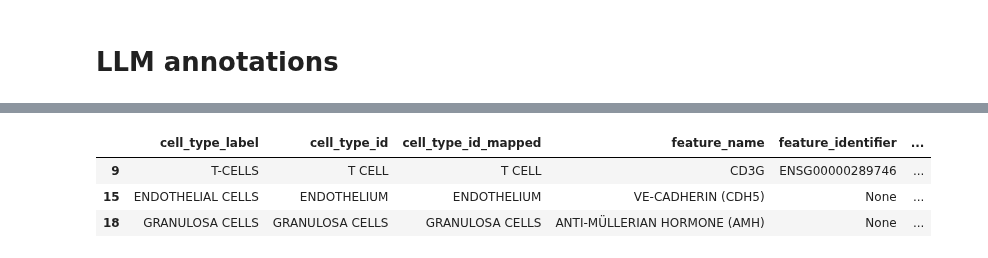
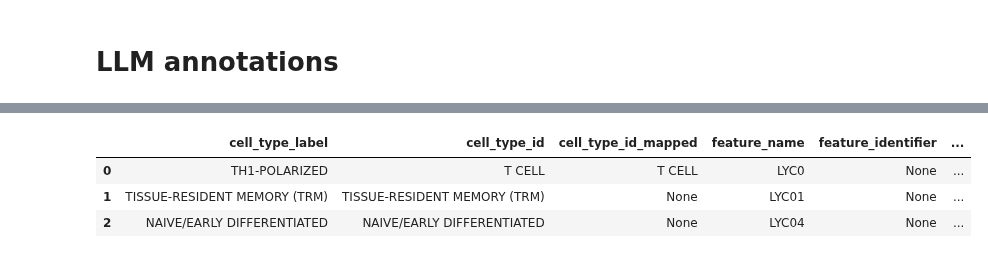
Before and after one commit to sbooeshaghi/llmarkers, a Jupyter notebook: analysis/comparison/verify_derived.ipynb, the cells around one changed output, grey strips where cells are left out. Drawn from its saved outputs; the diff is of its cells as text; code cells hidden in the pictures.

```diff
--- a/analysis/comparison/verify_derived.ipynb
+++ b/analysis/comparison/verify_derived.ipynb
@@ -263,11 +263,11 @@ agg.reset_index()
 # %%
 # find specific datasets with missing cell type or feature name
-ds = 'ovary_Wagner2020'
+ds = 'adipose_Massier2023'
 llm.query(
     f"ds_name == '{ds}' & (~found_cell_type_id | ~found_feature_id)"
 )[["cell_type_label", "cell_type_id",  "cell_type_id_mapped", "feature_name", "feature_identifier",  "feature_id_mapped"]].head(3)
 # %% [output]
 |  | cell_type_label | cell_type_id | cell_type_id_mapped | feature_name | feature_identifier | ... |
-| 9 | T-CELLS | T CELL | T CELL | CD3G | ENSG00000289746 | ... |
-| 15 | ENDOTHELIAL CELLS | ENDOTHELIUM | ENDOTHELIUM | VE-CADHERIN (CDH5) | None | ... |
-| 18 | GRANULOSA CELLS | GRANULOSA CELLS | GRANULOSA CELLS | ANTI-MÜLLERIAN HORMONE (AMH) | None | ... |
+| 0 | TH1-POLARIZED | T CELL | T CELL | LYC0 | None | ... |
+| 1 | TISSUE-RESIDENT MEMORY (TRM) | TISSUE-RESIDENT MEMORY (TRM) | None | LYC01 | None | ... |
+| 2 | NAIVE/EARLY DIFFERENTIATED | NAIVE/EARLY DIFFERENTIATED | None | LYC04 | None | ... |
```
Also changed, not shown: parts of 3 cells of this notebook, 11 other files.
